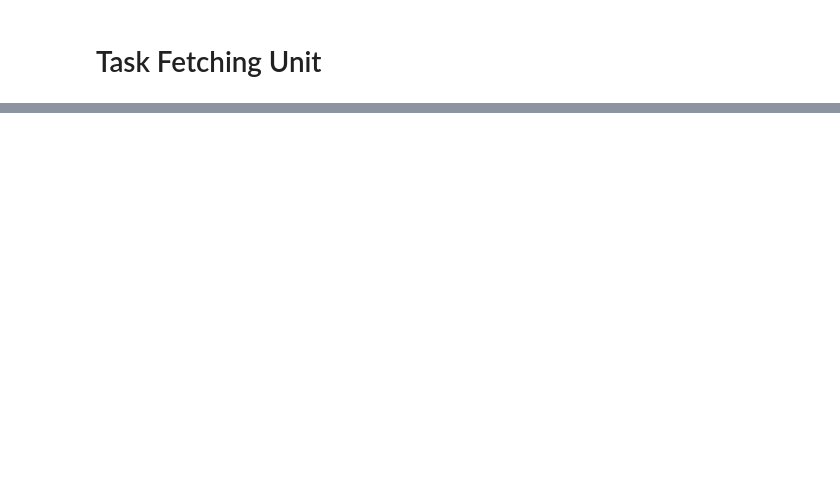
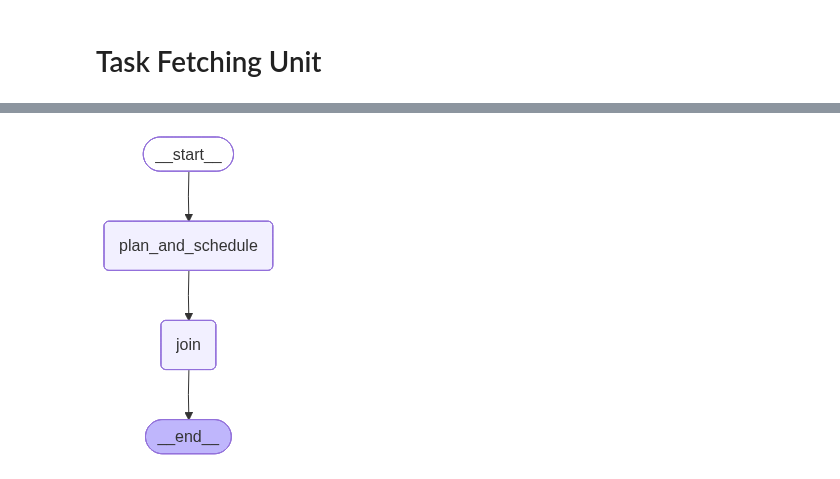
Before and after one commit to Leonardojdss/plan-execute-replan-architecture, a Jupyter notebook: LLMcompiler.ipynb, the cells around one changed output, grey strips where cells are left out. Saved outputs shown, nothing was run; the diff lists cells and outputs as text; code cells hidden in the pictures; blank space fills up the shorter version.

Commit message:
adicionado joiner e grafo

```diff
--- a/LLMcompiler.ipynb
+++ b/LLMcompiler.ipynb
@@ -233,0 +481,3 @@ join ()
+# %%
+
+runnable = joiner_prompt | llm.with_structured_output(JoinOutputs)
@@ -233,0 +572,32 @@ join ()
+# %%
+from langgraph.graph import MessageGraph, END
+from typing import Dict
+
+graph_builder = MessageGraph()
+
+# 1.  Define vertices
+# We defined plan_and_schedule above already
+# Assign each node to a state variable to update
+graph_builder.add_node("plan_and_schedule", plan_and_schedule)
+graph_builder.add_node("join", joiner)
+
+
+## Define edges
+graph_builder.add_edge("plan_and_schedule", "join")
+
+### This condition determines looping logic
+
+
+def should_continue(state: List[BaseMessage]):
+    if isinstance(state[-1], AIMessage):
+        return END
+    return "plan_and_schedule"
+
+
+graph_builder.add_conditional_edges(
+    "join",
+    # Next, we pass in the function that will determine which node is called next.
+    should_continue,
+)
+graph_builder.set_entry_point("plan_and_schedule")
+chain = graph_builder.compile()
@@ -233,0 +607,6 @@ join ()
+# %%
+from IPython.display import Image, display
+
+display(Image(chain.get_graph().draw_mermaid_png()))
+# %% [output]
+[figure, added]
```
Also changed, not shown: parts of 17 cells of this notebook.
